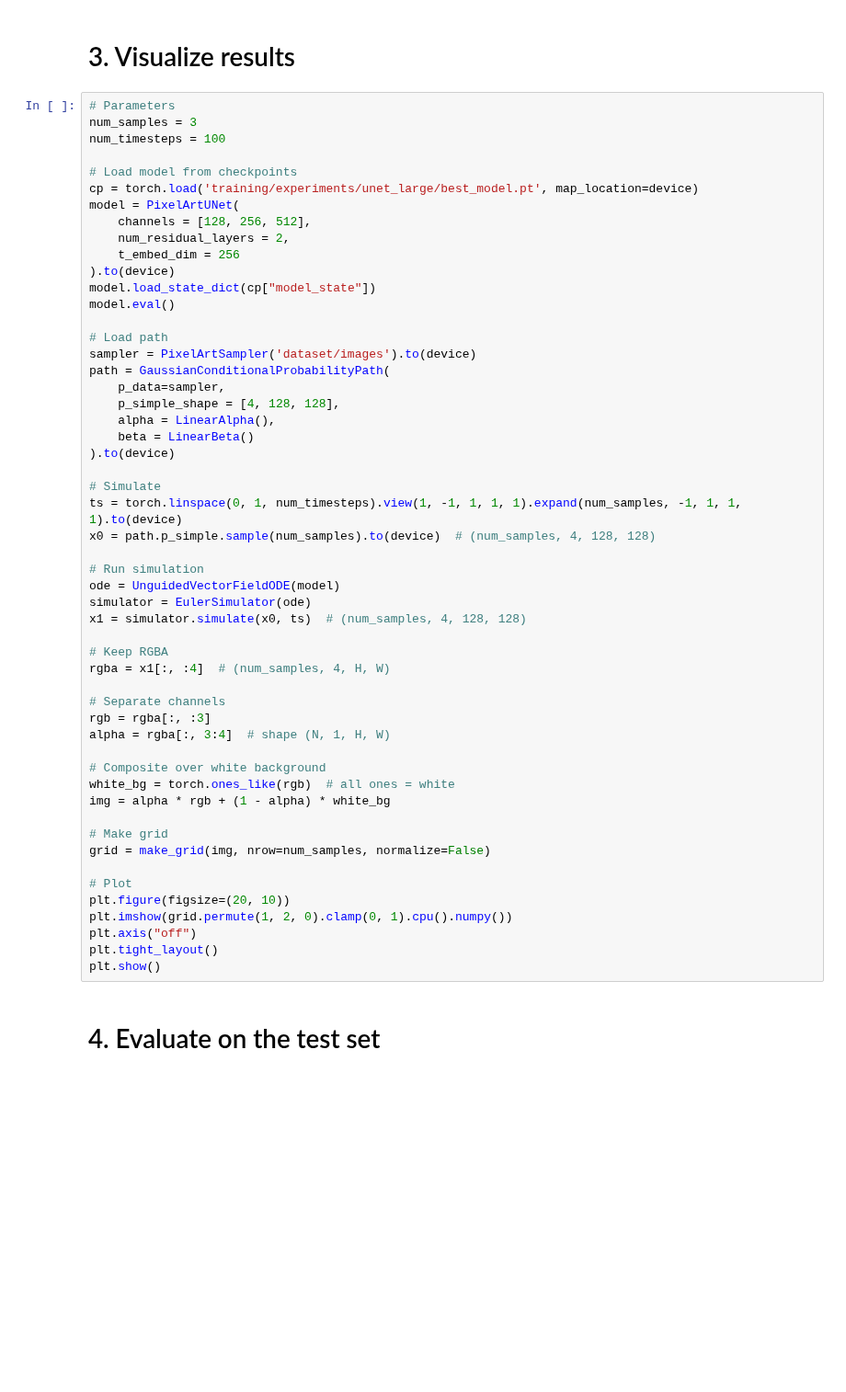
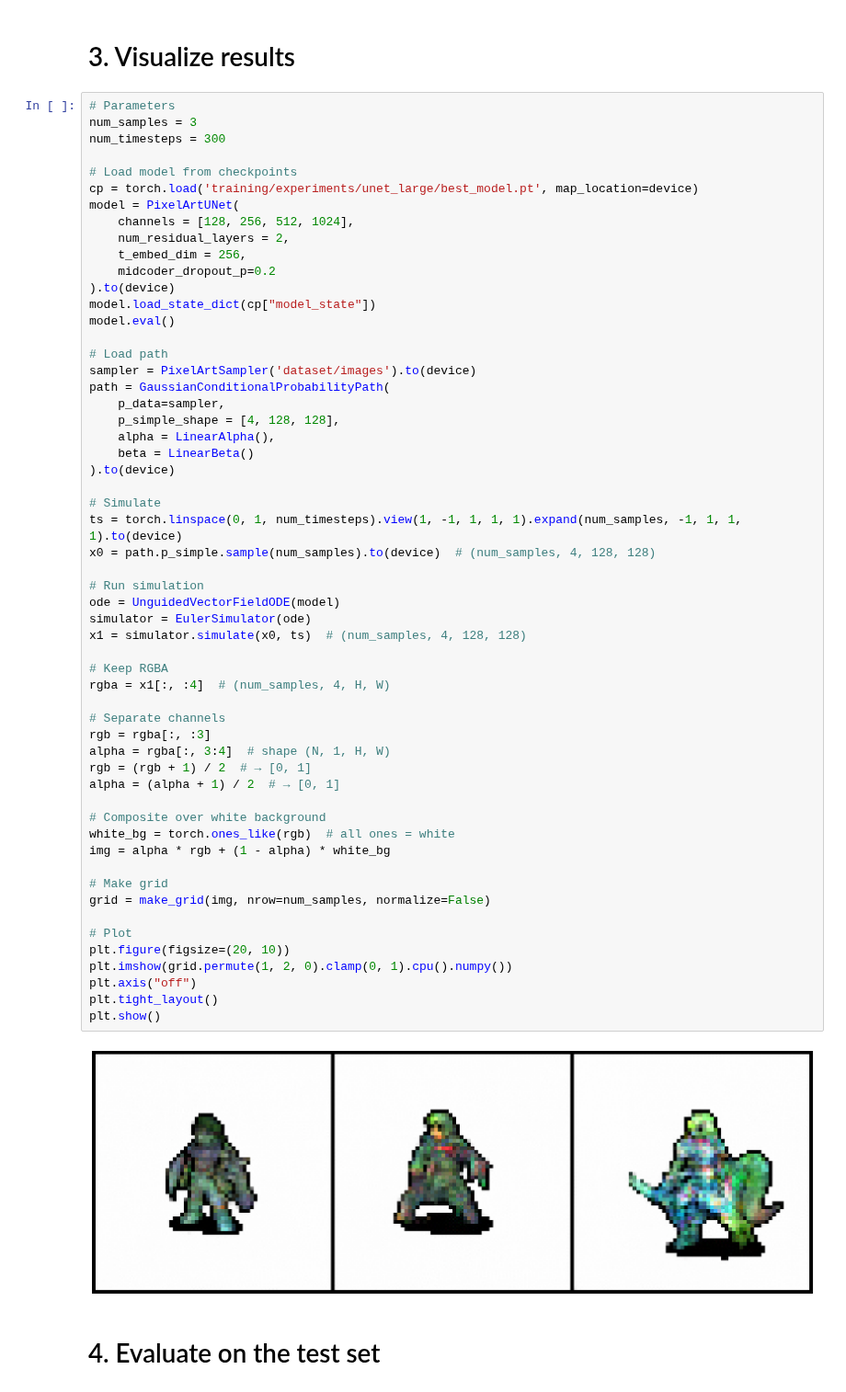
Before and after one commit to mradovic38/sprite-flow, a Jupyter notebook: training/experiments/unet_large/train.ipynb, the cells around one changed output. Shown at 92% size. Saved outputs shown, nothing was run; the diff lists cells and outputs as text; blank space fills up the shorter version.

```diff
--- a/training/experiments/unet_large/train.ipynb
+++ b/training/experiments/unet_large/train.ipynb
@@ -82,14 +90,15 @@ visualize_training_logs(log_path="training/experiments/unet_large/training_log.c
 # %%
 # Parameters
 num_samples = 3
-num_timesteps = 100
+num_timesteps = 300
 
 # Load model from checkpoints
 cp = torch.load('training/experiments/unet_large/best_model.pt', map_location=device)
 model = PixelArtUNet(
-    channels = [128, 256, 512],
+    channels = [128, 256, 512, 1024],
     num_residual_layers = 2,
-    t_embed_dim = 256
+    t_embed_dim = 256,
+    midcoder_dropout_p=0.2
 ).to(device)
 model.load_state_dict(cp["model_state"])
 model.eval()
@@ -105,33 +114,37 @@ path = GaussianConditionalProbabilityPath(
 
 # Simulate
 ts = torch.linspace(0, 1, num_timesteps).view(1, -1, 1, 1, 1).expand(num_samples, -1, 1, 1, 1).to(device)
 x0 = path.p_simple.sample(num_samples).to(device)  # (num_samples, 4, 128, 128)
 
 # Run simulation
 ode = UnguidedVectorFieldODE(model)
 simulator = EulerSimulator(ode)
 x1 = simulator.simulate(x0, ts)  # (num_samples, 4, 128, 128)
 
 # Keep RGBA
 rgba = x1[:, :4]  # (num_samples, 4, H, W)
 
 # Separate channels
 rgb = rgba[:, :3]
 alpha = rgba[:, 3:4]  # shape (N, 1, H, W)
+rgb = (rgb + 1) / 2  # → [0, 1]
+alpha = (alpha + 1) / 2  # → [0, 1]
 
 # Composite over white background
 white_bg = torch.ones_like(rgb)  # all ones = white
 img = alpha * rgb + (1 - alpha) * white_bg
 
 # Make grid
 grid = make_grid(img, nrow=num_samples, normalize=False)
 
 # Plot
 plt.figure(figsize=(20, 10))
 plt.imshow(grid.permute(1, 2, 0).clamp(0, 1).cpu().numpy())
 plt.axis("off")
 plt.tight_layout()
 plt.show()
+# %% [output]
+[figure, added]
 # %% [markdown]
 # 4. Evaluate on the test set
 # %%
```
Also changed, not shown: parts of 4 cells of this notebook.
